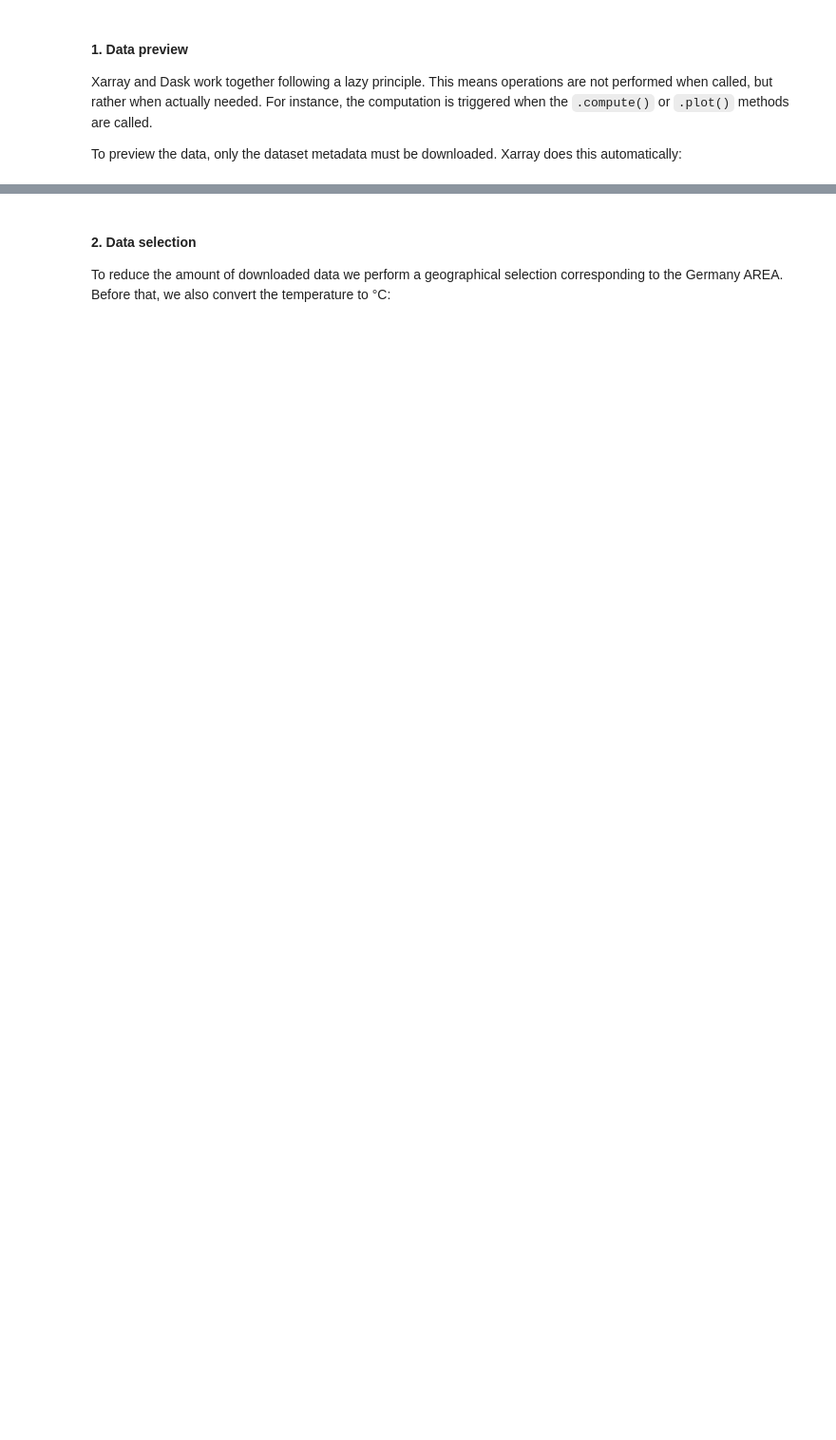
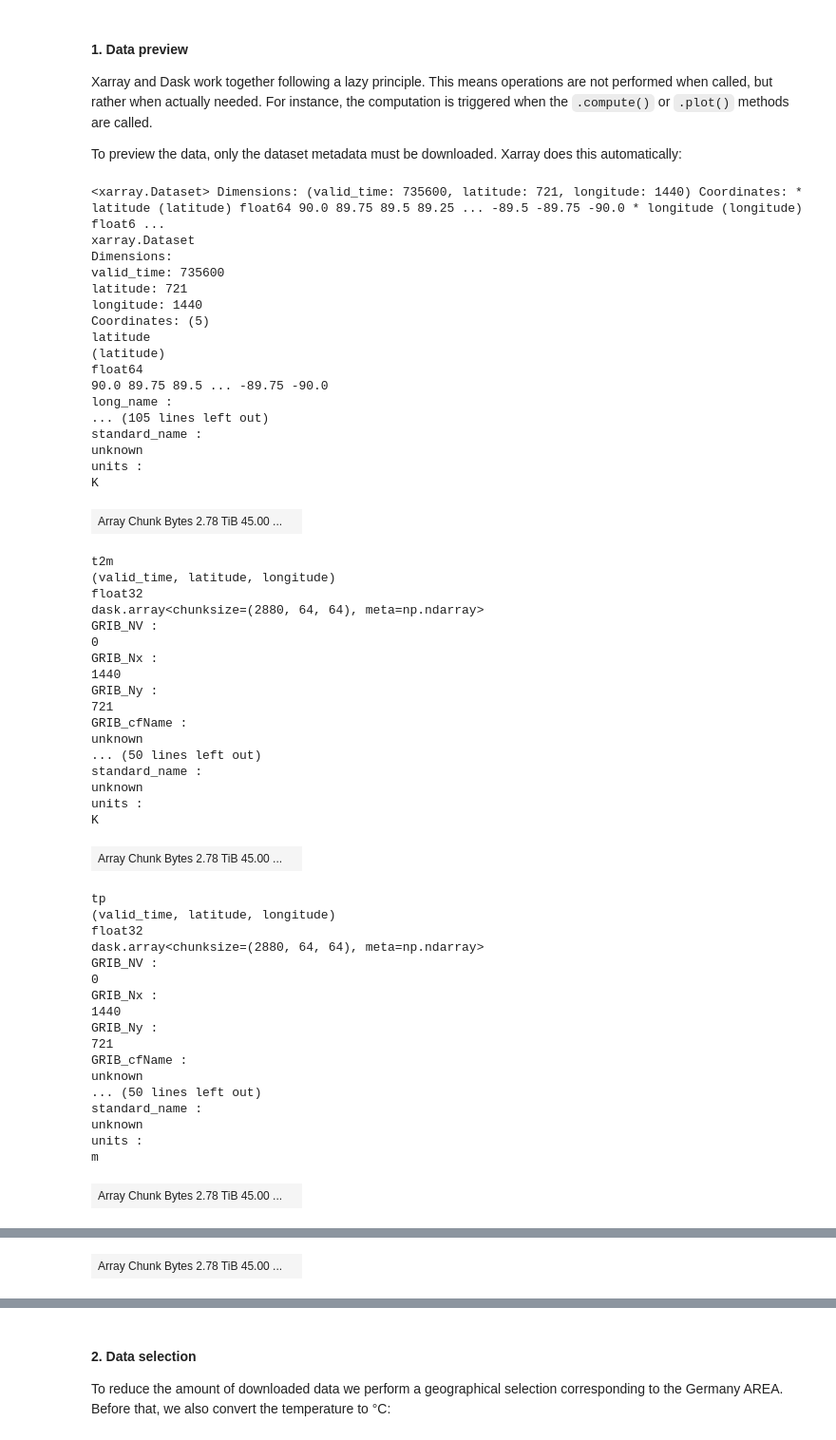
Before and after one commit to bopen/earthdatahub-notebooks, a Jupyter notebook: use-cases/tutorial-era5-reanalysis-era5-single-levels.ipynb, the cells around one changed output, grey strips where cells are left out. Shown at 95% size. Saved outputs shown, nothing was run; the diff lists cells and outputs as text; code cells hidden in the pictures; blank space fills up the shorter version.

Commit message:
Review era5-single-levels notebook

```diff
--- a/use-cases/tutorial-era5-reanalysis-era5-single-levels.ipynb
+++ b/use-cases/tutorial-era5-reanalysis-era5-single-levels.ipynb
@@ -49,5 +45,60 @@ Xarray and Dask work together following a lazy principle. This means operations
 
 To preview the data, only the dataset metadata must be downloaded. Xarray does this automatically:
 # %%
-ds = xr.open_dataset(DATASET, chunks={}, engine="zarr").astype("float32")
+ds = xr.open_dataset('s3://ecmwf-era5-single-levels/reanalysis-era5-single-levels.zarr', chunks={}, engine="zarr").astype("float32")
 ds
+# %% [output]
+<xarray.Dataset> Dimensions: (valid_time: 735600, latitude: 721, longitude: 1440) Coordinates: * latitude (latitude) float64 90.0 89.75 89.5 89.25 ... -89.5 -89.75 -90.0 * longitude (longitude) float6 ...
+xarray.Dataset
+Dimensions:
+valid_time: 735600
+latitude: 721
+longitude: 1440
+Coordinates: (5)
+latitude
+(latitude)
+float64
+90.0 89.75 89.5 ... -89.75 -90.0
+long_name :
+... (105 lines left out)
+standard_name :
+unknown
+units :
+K
+| Array Chunk Bytes 2.78 TiB 45.00 ... |  |
+t2m
+(valid_time, latitude, longitude)
+float32
+dask.array<chunksize=(2880, 64, 64), meta=np.ndarray>
+GRIB_NV :
+0
+GRIB_Nx :
+1440
+GRIB_Ny :
+721
+GRIB_cfName :
+unknown
+... (50 lines left out)
+standard_name :
+unknown
+units :
+K
+| Array Chunk Bytes 2.78 TiB 45.00 ... |  |
+tp
+(valid_time, latitude, longitude)
+float32
+dask.array<chunksize=(2880, 64, 64), meta=np.ndarray>
+GRIB_NV :
+0
+GRIB_Nx :
+1440
+GRIB_Ny :
+721
+GRIB_cfName :
+unknown
+... (50 lines left out)
+standard_name :
+unknown
+units :
+m
+| Array Chunk Bytes 2.78 TiB 45.00 ... |  |
@@ -53,0 +122 @@ ds
+| Array Chunk Bytes 2.78 TiB 45.00 ... |  |
```
Also changed, not shown: parts of 18 cells of this notebook.
